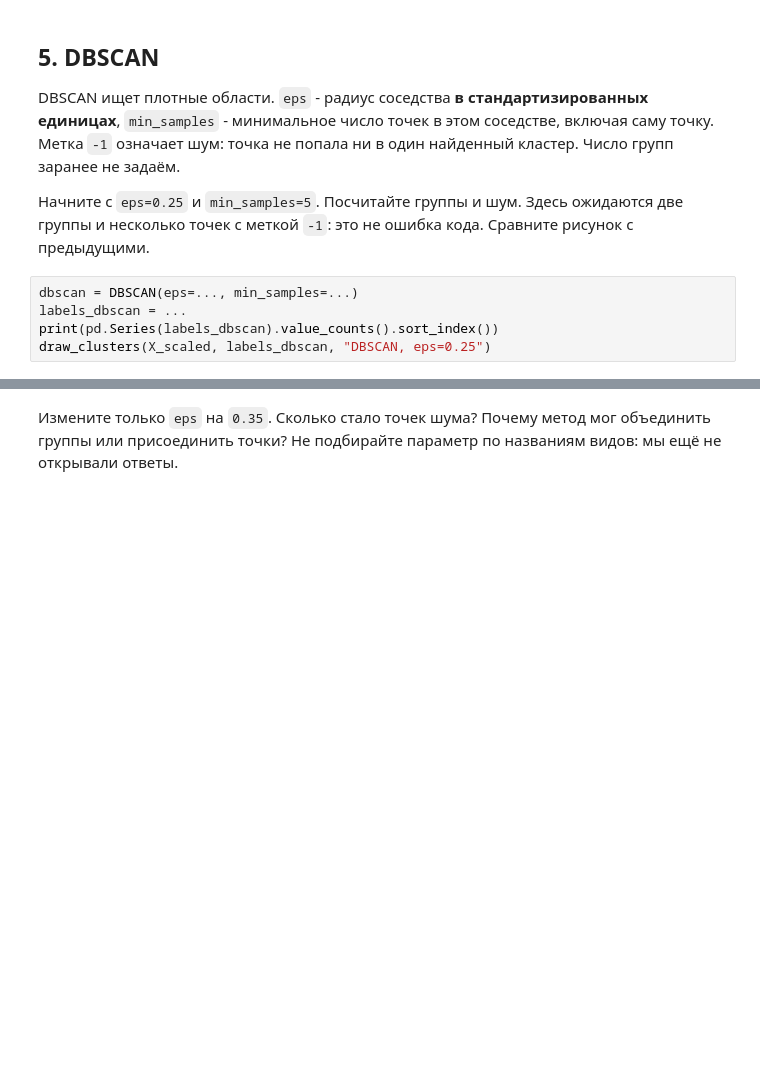
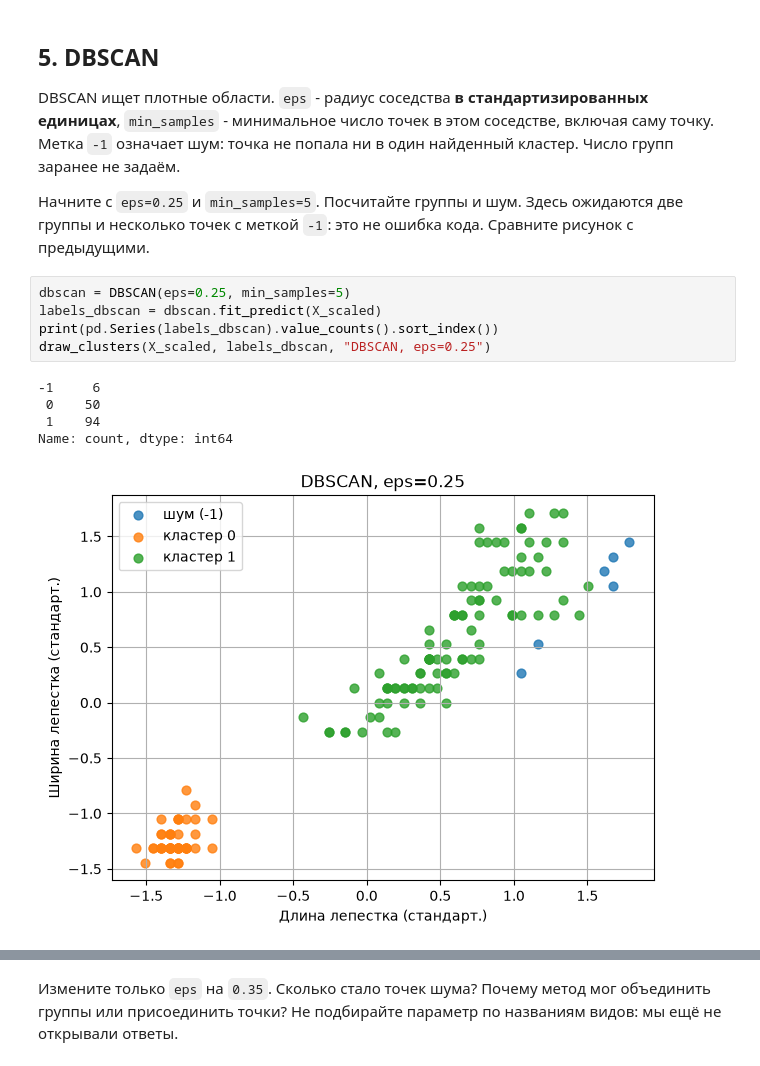
Before and after one commit to thundersen48/General_repository, a Jupyter notebook: study/the_basics_of_ai_lb_3/Кластеризация.ipynb, the cells around one changed output, grey strips where cells are left out. Saved outputs shown, nothing was run; the diff lists cells and outputs as text; blank space fills up the shorter version.

```diff
--- a/study/the_basics_of_ai_lb_3/Кластеризация.ipynb
+++ b/study/the_basics_of_ai_lb_3/Кластеризация.ipynb
@@ -107,7 +156,13 @@ DBSCAN ищет плотные области. `eps` - радиус соседс
 
 Начните с `eps=0.25` и `min_samples=5`. Посчитайте группы и шум. Здесь ожидаются две группы и несколько точек с меткой `-1`: это не ошибка кода. Сравните рисунок с предыдущими.
 # %%
-dbscan = DBSCAN(eps=..., min_samples=...)
-labels_dbscan = ...
+dbscan = DBSCAN(eps=0.25, min_samples=5)
+labels_dbscan = dbscan.fit_predict(X_scaled)
 print(pd.Series(labels_dbscan).value_counts().sort_index())
 draw_clusters(X_scaled, labels_dbscan, "DBSCAN, eps=0.25")
+# %% [output]
+-1     6
+ 0    50
+ 1    94
+Name: count, dtype: int64
+[figure, added]
```
Also changed, not shown: parts of 21 cells of this notebook, 2 other files.
